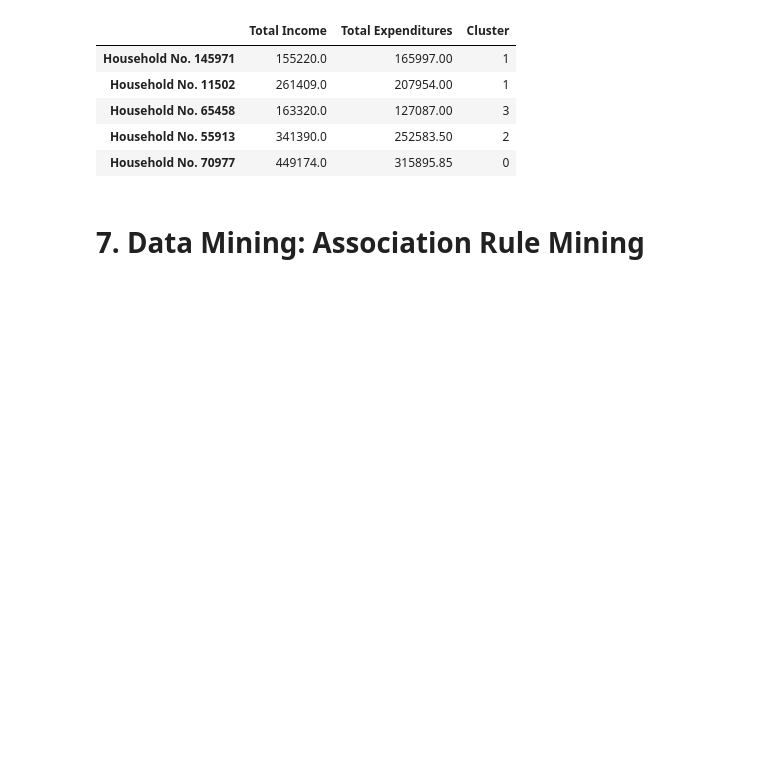
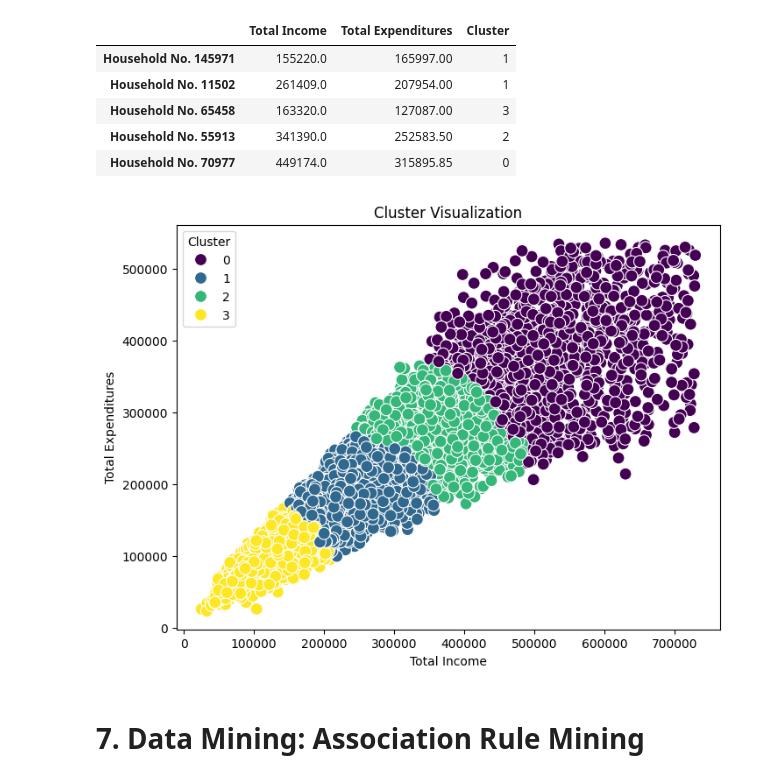
Before and after one commit to angelodelapaz/DataMiningPrelims, a Jupyter notebook: notebooks/01-EDA.ipynb, the cells around one changed output. Cells and saved outputs as stored; diff of their text form; code cells hidden in the pictures; blank space fills up the shorter version.

Commit message:
Cluster Visualization

```diff
--- a/notebooks/01-EDA.ipynb
+++ b/notebooks/01-EDA.ipynb
@@ -717,6 +717,23 @@ sampled_df.head()
 | Household No. 65458 | 163320.0 | 127087.00 | 3 |
 | Household No. 55913 | 341390.0 | 252583.50 | 2 |
 | Household No. 70977 | 449174.0 | 315895.85 | 0 |
+# %%
+plt.figure(figsize=(8, 6))
+sns.scatterplot(
+    x='Total Income',
+    y='Total Expenditures',
+    hue='Cluster',
+    palette='viridis',
+    data=sampled_df,
+    s=100
+)
+plt.title('Cluster Visualization')
+plt.xlabel('Total Income')
+plt.ylabel('Total Expenditures')
+plt.legend(title='Cluster')
+plt.show()
+# %% [output]
+[figure, added]
 # %% [markdown]
 # 7. Data Mining: Association Rule Mining
 # %% [markdown]
```
Also changed, not shown: parts of 2 cells of this notebook.
